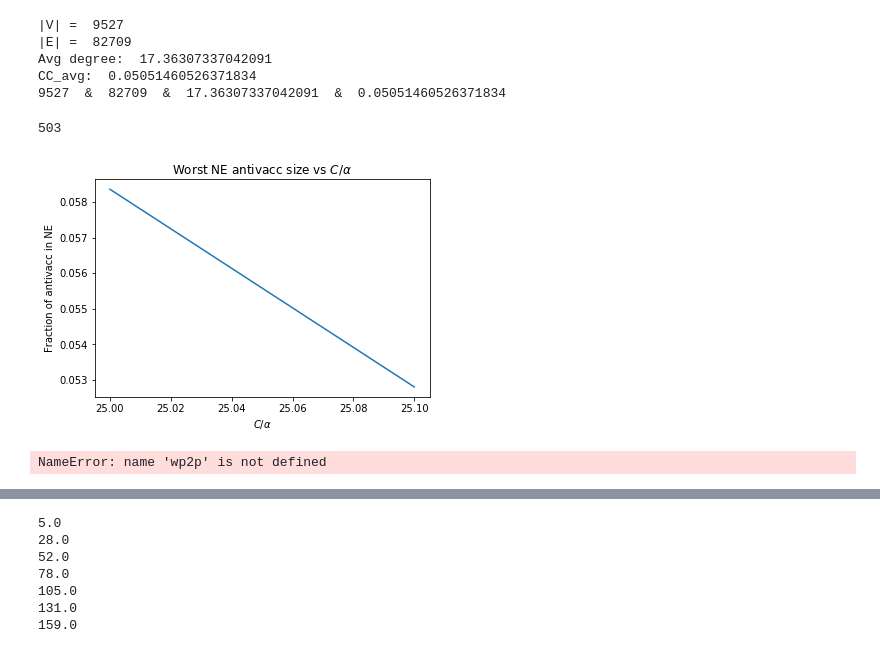
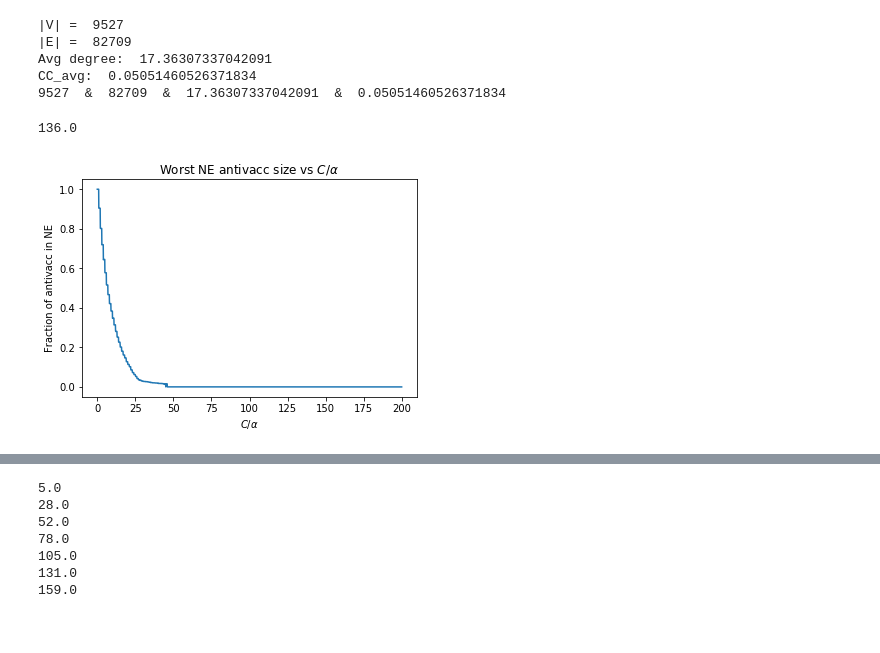
Before and after one commit to ahsantarique/Antivaccine-Sentiment, a Jupyter notebook: Src/threshold_diffusion.ipynb, the cells around one changed output, grey strips where cells are left out. Drawn from its saved outputs; the diff is of its cells as text; code cells hidden in the pictures.

```diff
--- a/Src/threshold_diffusion.ipynb
+++ b/Src/threshold_diffusion.ipynb
@@ -133,40 +129,40 @@ CC_avg:  0.05051460526371834
 # %%
 # nx.draw(g)
 # %%
-start = 25
-end = 25.1
+start = 0
+end = 200
 interval = 0.1
 C_list = [{j:np.arange(start, end, interval)[i]  for j in g.nodes} for i in range(len(np.arange(start, end, interval)))]
 
 c = np.arange(start, end, interval)
 worst_NE_size = []
 
 alpha = 1
 
 for C in C_list:
     S0 = get_S0(alpha = alpha, C = C, graph = g)
 
     theta = get_theta(graph= g, alpha = alpha, C = C)
 
     S_T = threshold_process(S0 = S0, theta = theta, graph = g, verbose=False)
 
 #     print(S_T)
 
     worst_NE_size.append(len(g)-len(S_T))
 
 
 for i in range(len(worst_NE_size)):
     if(worst_NE_size[i]  == 0 ):
         print(c[i])
         break
 
 plt.plot(c, np.array(worst_NE_size)/len(g))
 plt.xlabel(r'$C/\alpha$')
 plt.ylabel('Fraction of antivacc in NE')
 plt.title('Worst NE antivacc size vs' + r' $C/\alpha$')
 plt.savefig('fig.eps')
 
-len(g)-len(S_T)
+# set(g).difference(S_T)
 # %% [output]
-503
+136.0
-[figure, old version]
+[figure, new version]
@@ -178,10 +177 @@ np.save('heh10', list(heh10))
-# %%
-wne1 = [wp2p, wchunglu, wemail,]
-legend1 = ['Gnutella p2p', 'email-EU-core',  'Chung Lu']
-
-
-wne2 = [wtwitter,   wfb,  wnerdos]
-legend2 = ['Twitter Mentions', 'Facebook', 'Erdos-Renyi']
-# %% [output]
-NameError: name 'wp2p' is not defined
 # %%
```
Also changed, not shown: parts of 5 cells of this notebook, 9 other files.
